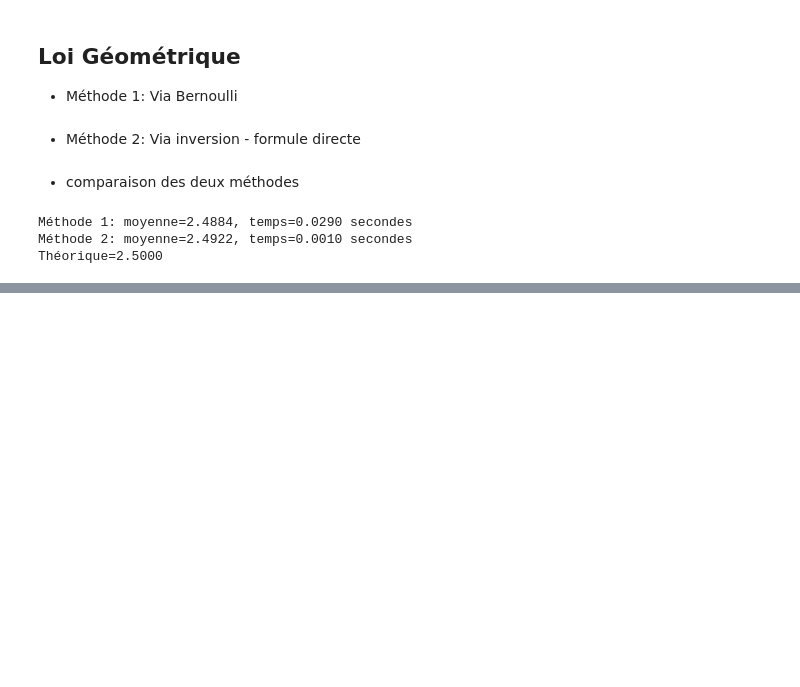
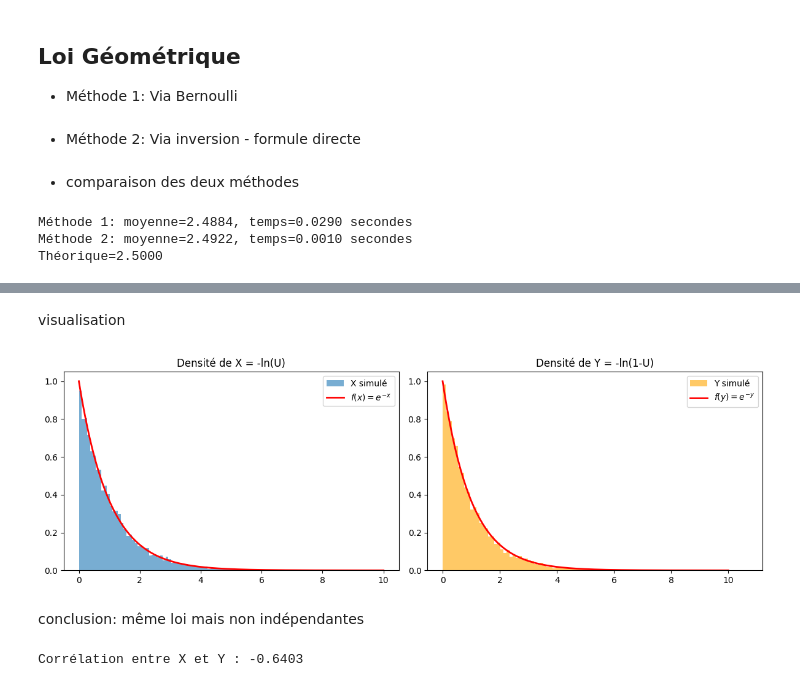
Before and after one commit to mal0101/Stochastic-Processes, a Jupyter notebook: Assignment1/main.ipynb, the cells around one changed output, grey strips where cells are left out. Saved outputs shown, nothing was run; the diff lists cells and outputs as text; code cells hidden in the pictures; blank space fills up the shorter version.

```diff
--- a/Assignment1/main.ipynb
+++ b/Assignment1/main.ipynb
@@ -98,0 +140,5 @@ Théorique=2.5000
+# %%
+k = 10000
+U = np.random.uniform(0,1,k)
+X = -np.log(U)
+Y = -np.log(1-U)
@@ -98,0 +157,25 @@ Théorique=2.5000
+# %% [markdown]
+visualisation
+# %%
+t = np.linspace(0,10,200)
+fig, axes = plt.subplots(1,2, figsize=(12,4))
+axes[0].hist(X, bins=100, density=True, alpha=0.6, label='X simulé')
+axes[0].plot(t, np.exp(-t), 'r-', linewidth=2, label='$f(x)=e^{-x}$')
+axes[0].set_title('Densité de X = -ln(U)')
+axes[0].legend()
+
+axes[1].hist(Y, bins=100, density=True, alpha=0.6, label='Y simulé', color='orange')
+axes[1].plot(t, np.exp(-t), 'r-', linewidth=2, label='$f(y)=e^{-y}$')
+axes[1].set_title('Densité de Y = -ln(1-U)')
+axes[1].legend()
+
+plt.tight_layout()
+plt.show()
+# %% [output]
+[figure, added]
+# %% [markdown]
+conclusion: même loi mais non indépendantes
+# %%
+print(f"\nCorrélation entre X et Y : {np.corrcoef(X, Y)[0,1]:.4f}")
+# %% [output]
+Corrélation entre X et Y : -0.6403
```
Also changed, not shown: parts of 14 cells of this notebook.
